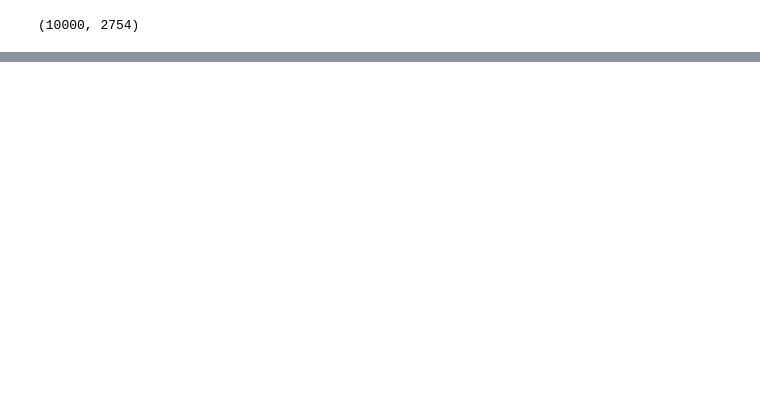
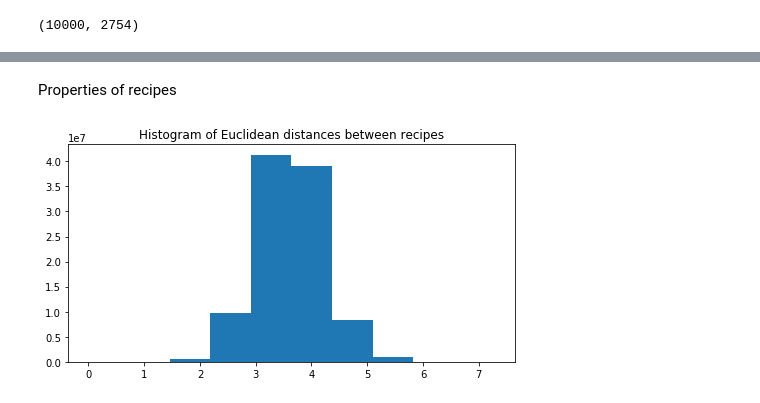
Before and after one commit to Juliencou/Recipes, a Jupyter notebook: assignments/example_to_start_recipes.ipynb, the cells around one changed output, grey strips where cells are left out. Drawn from its saved outputs; the diff is of its cells as text; code cells hidden in the pictures; blank space fills up the shorter version.

```diff
--- a/assignments/example_to_start_recipes.ipynb
+++ b/assignments/example_to_start_recipes.ipynb
@@ -74,0 +78,3 @@ df_clean.shape
+# %%
+def compute_euclidean_distance(X):
+    return  np.sqrt(-2 * np.dot(X, X.T) + np.sum(X**2, axis=1) + np.expand_dims(np.sum(X**2, axis=1), 1))
@@ -74,0 +146,8 @@ df_clean.shape
+# %% [markdown]
+Properties of recipes
+# %%
+plt.figure(1, figsize=(8, 4))
+plt.title("Histogram of Euclidean distances between recipes")
+plt.hist(distancerecipes.flatten());
+# %% [output]
+[figure, added]
```
Also changed, not shown: parts of 18 cells of this notebook.
